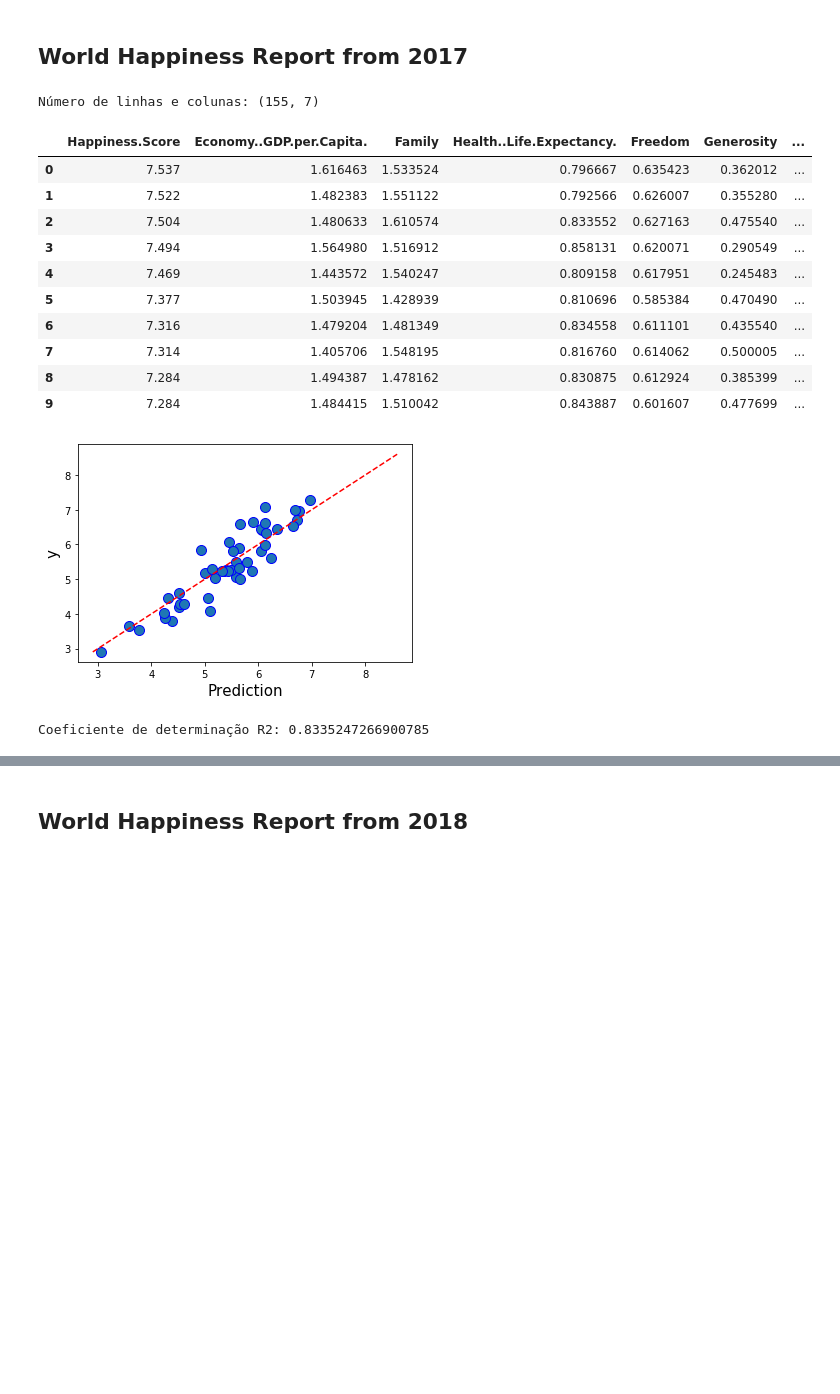
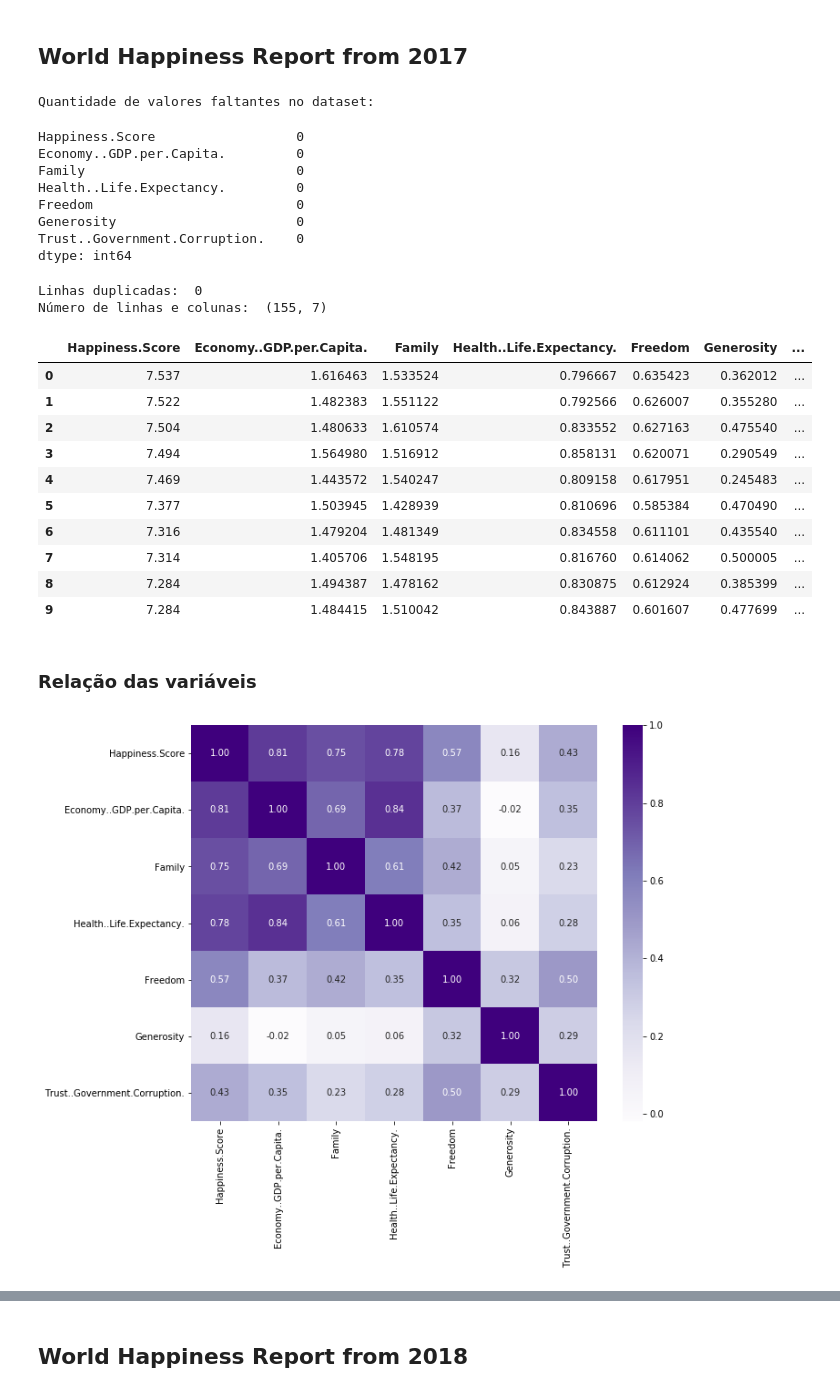
Before and after one commit to WebisD/DatasetAnalysisProject, a Jupyter notebook: main.ipynb, the cells around one changed output, grey strips where cells are left out. Cells and saved outputs as stored; diff of their text form; code cells hidden in the pictures; blank space fills up the shorter version.

```diff
--- a/main.ipynb
+++ b/main.ipynb
@@ -58,11 +98,18 @@ Coeficiente de determinação R2: 0.7206939125540606
 # %%
 data2017 = Dataset('datasets/whr_2017.csv')
 data2017.printSample()
-data2017.linearRegression()
-data2017.printRegressionGraph()
-data2017.R2coefficient()
 # %% [output]
-Número de linhas e colunas: (155, 7)
+Quantidade de valores faltantes no dataset:
+Happiness.Score                  0
+Economy..GDP.per.Capita.         0
+Family                           0
+Health..Life.Expectancy.         0
+Freedom                          0
+Generosity                       0
+Trust..Government.Corruption.    0
+dtype: int64
+Linhas duplicadas:  0
+Número de linhas e colunas:  (155, 7)
 |  | Happiness.Score | Economy..GDP.per.Capita. | Family | Health..Life.Expectancy. | Freedom | Generosity | ... |
 | 0 | 7.537 | 1.616463 | 1.533524 | 0.796667 | 0.635423 | 0.362012 | ... |
 | 1 | 7.522 | 1.482383 | 1.551122 | 0.792566 | 0.626007 | 0.355280 | ... |
@@ -74,5 +121,9 @@ Número de linhas e colunas: (155, 7)
 | 7 | 7.314 | 1.405706 | 1.548195 | 0.816760 | 0.614062 | 0.500005 | ... |
 | 8 | 7.284 | 1.494387 | 1.478162 | 0.830875 | 0.612924 | 0.385399 | ... |
 | 9 | 7.284 | 1.484415 | 1.510042 | 0.843887 | 0.601607 | 0.477699 | ... |
-[figure, removed]
-Coeficiente de determinação R2: 0.8335247266900785
+# %% [markdown]
+### Relação das variáveis
+# %%
+data2017.VariableCorrelations()
+# %% [output]
+[figure, added]
```
Also changed, not shown: parts of 22 cells of this notebook, 1 other file.
